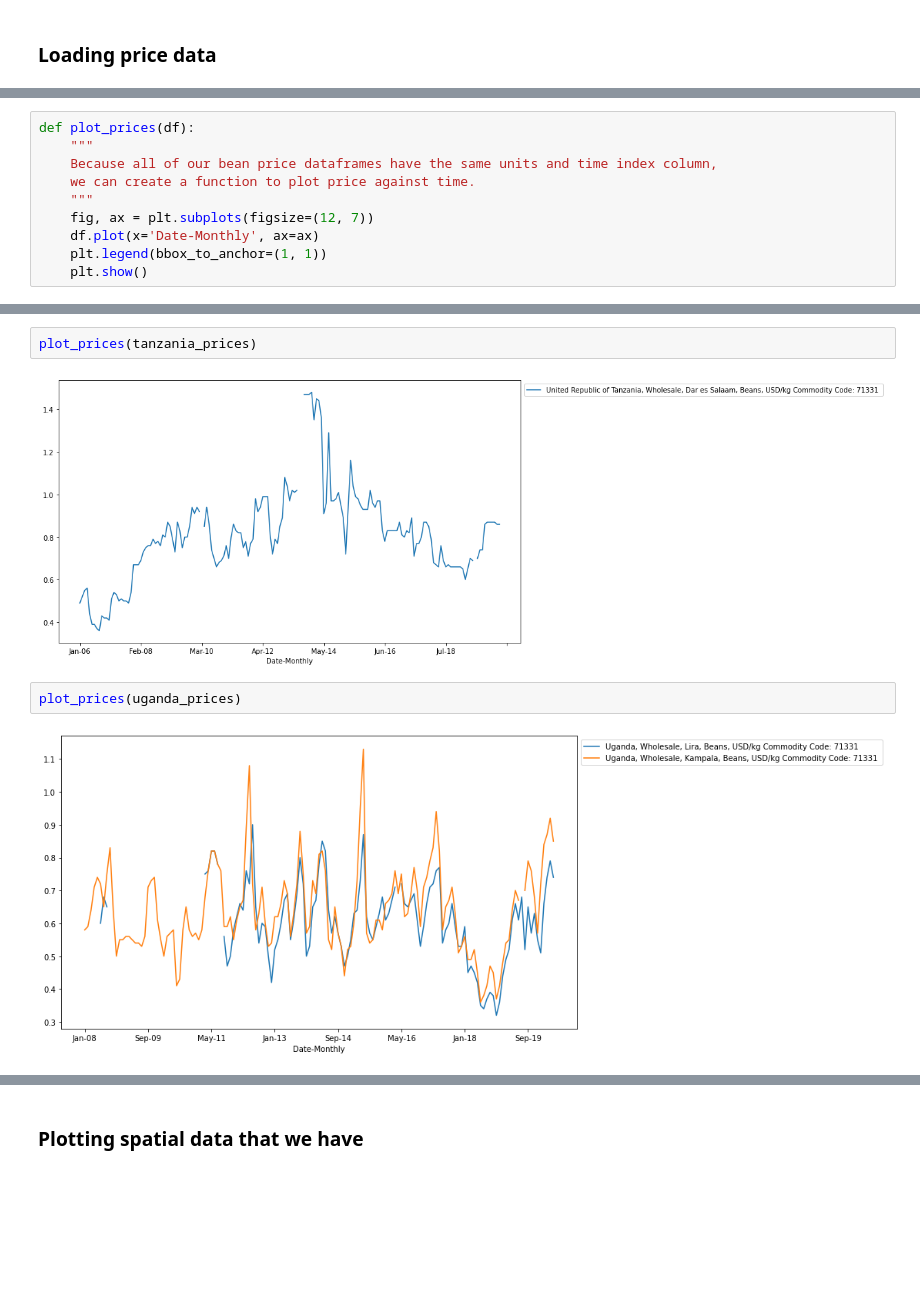
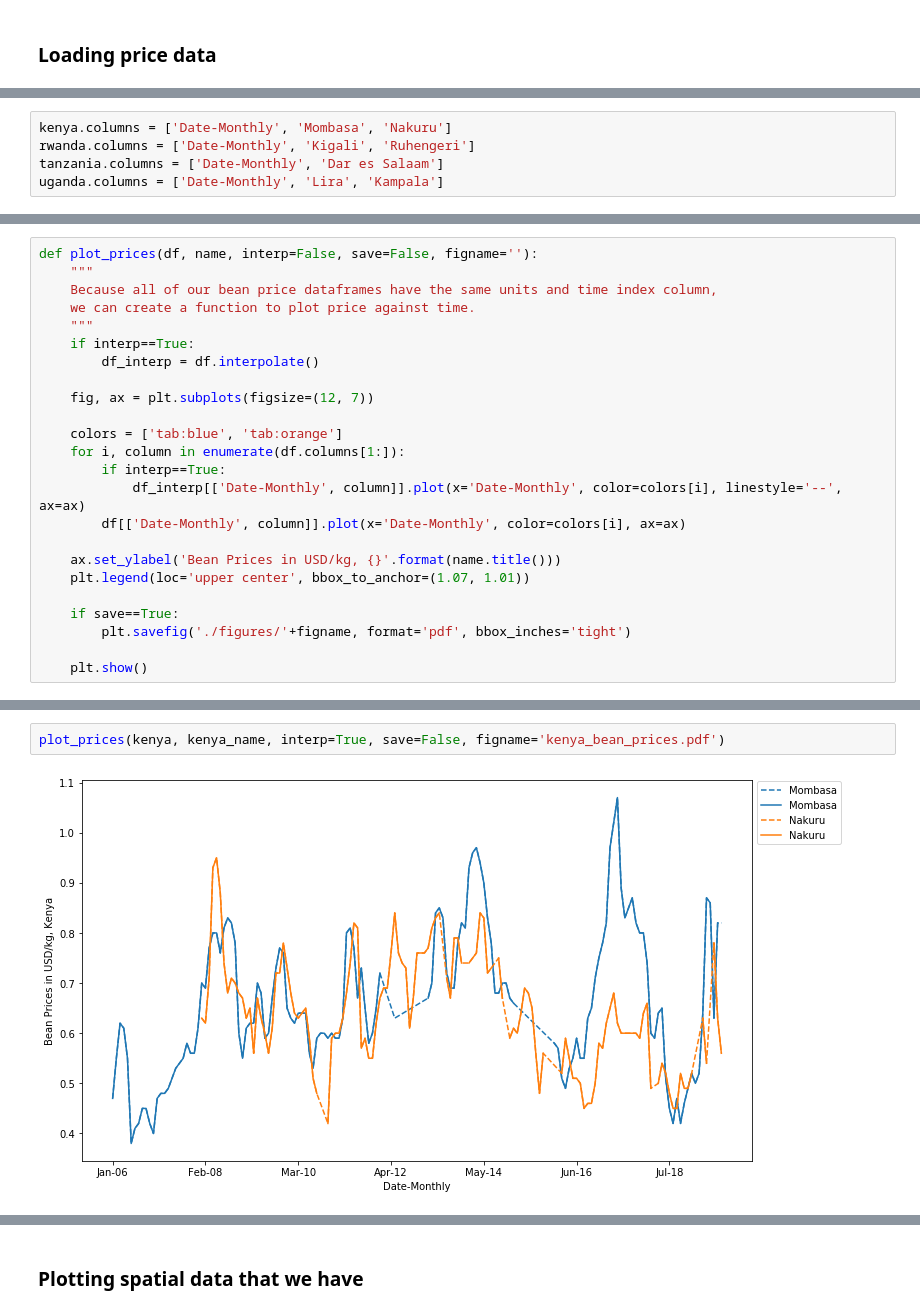
Before and after one commit to Jakidxav/ciat_bean_price_feature_importances, a Jupyter notebook: bean_price_feature_importances/bean_prices_eda.ipynb, the cells around one changed output, grey strips where cells are left out. Saved outputs shown, nothing was run; the diff lists cells and outputs as text; blank space fills up the shorter version.

```diff
--- a/bean_price_feature_importances/bean_prices_eda.ipynb
+++ b/bean_price_feature_importances/bean_prices_eda.ipynb
@@ -67,0 +81,5 @@ So each data frame contains prices for different kinds of beans, but all of them
+# %%
+kenya.columns = ['Date-Monthly', 'Mombasa', 'Nakuru']
+rwanda.columns = ['Date-Monthly', 'Kigali', 'Ruhengeri']
+tanzania.columns = ['Date-Monthly', 'Dar es Salaam']
+uganda.columns = ['Date-Monthly', 'Lira', 'Kampala']
@@ -68,10 +95,24 @@ So each data frame contains prices for different kinds of beans, but all of them
 # %%
-def plot_prices(df):
+def plot_prices(df, name, interp=False, save=False, figname=''):
     """
     Because all of our bean price dataframes have the same units and time index column,
     we can create a function to plot price against time.
     """
+    if interp==True:
+        df_interp = df.interpolate()
+
     fig, ax = plt.subplots(figsize=(12, 7))
-    df.plot(x='Date-Monthly', ax=ax)
-    plt.legend(bbox_to_anchor=(1, 1))
+
+    colors = ['tab:blue', 'tab:orange']
+    for i, column in enumerate(df.columns[1:]):
+        if interp==True:
+            df_interp[['Date-Monthly', column]].plot(x='Date-Monthly', color=colors[i], linestyle='--', ax=ax)
+        df[['Date-Monthly', column]].plot(x='Date-Monthly', color=colors[i], ax=ax)
+
+    ax.set_ylabel('Bean Prices in USD/kg, {}'.format(name.title()))
+    plt.legend(loc='upper center', bbox_to_anchor=(1.07, 1.01))
+
+    if save==True:
+        plt.savefig('./figures/'+figname, format='pdf', bbox_inches='tight')
+
     plt.show()
@@ -94,8 +119,4 @@ plot_prices(rwanda_prices)
-# %%
-plot_prices(tanzania_prices)
-# %% [output]
-[figure, removed]
-# %%
-plot_prices(uganda_prices)
-# %% [output]
-[figure, removed]
+# %%
+plot_prices(kenya, kenya_name, interp=True, save=False, figname='kenya_bean_prices.pdf')
+# %% [output]
+[figure, added]
```
Also changed, not shown: parts of 27 cells of this notebook, 20 other files.
